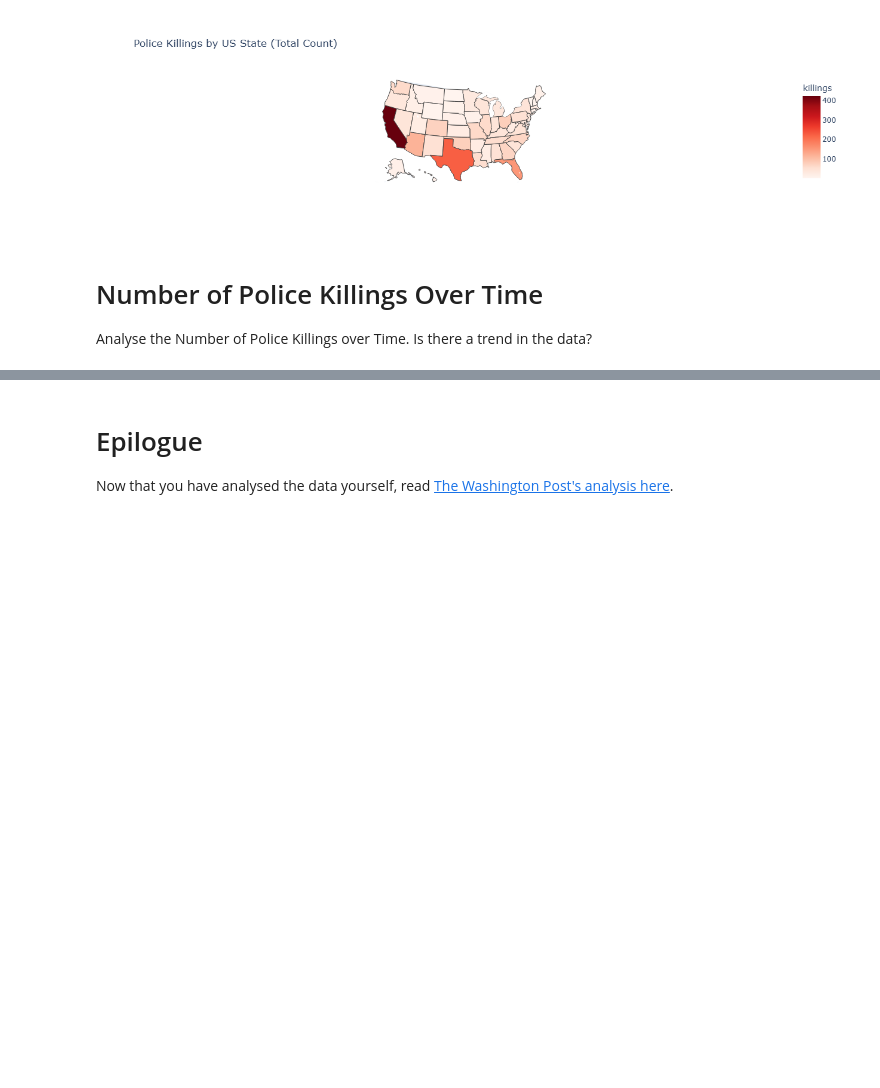
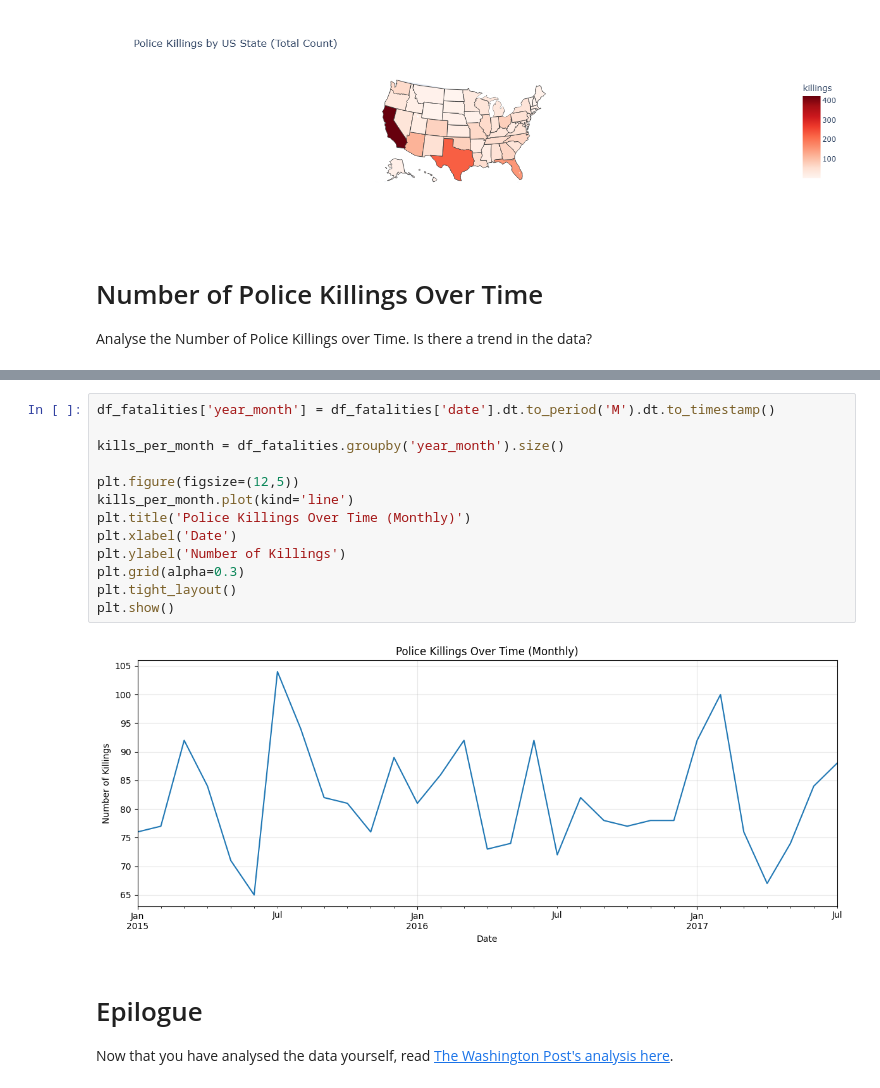
Before and after one commit to VedanthGit/100-days-of-python-by-angela-yu, a Jupyter notebook: day 100/Fatal_Force_(start).ipynb, the cells around one changed output, grey strips where cells are left out. Cells and saved outputs as stored; diff of their text form; blank space fills up the shorter version.

```diff
--- a/day 100/Fatal_Force_(start).ipynb
+++ b/day 100/Fatal_Force_(start).ipynb
@@ -873,3 +896,18 @@ Analyse the Number of Police Killings over Time. Is there a trend in the data?
+# %%
+df_fatalities['year_month'] = df_fatalities['date'].dt.to_period('M').dt.to_timestamp()
+
+kills_per_month = df_fatalities.groupby('year_month').size()
+
+plt.figure(figsize=(12,5))
+kills_per_month.plot(kind='line')
+plt.title('Police Killings Over Time (Monthly)')
+plt.xlabel('Date')
+plt.ylabel('Number of Killings')
+plt.grid(alpha=0.3)
+plt.tight_layout()
+plt.show()
+# %% [output]
+[figure, added]
 # %% [markdown]
 # Epilogue
 
```
Also changed, not shown: parts of 1 cell of this notebook.
